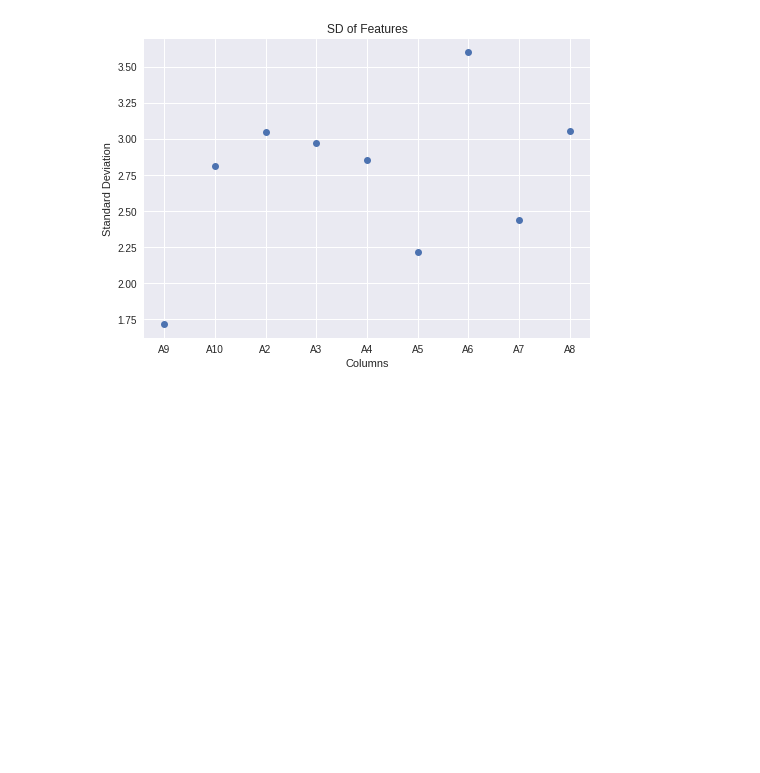
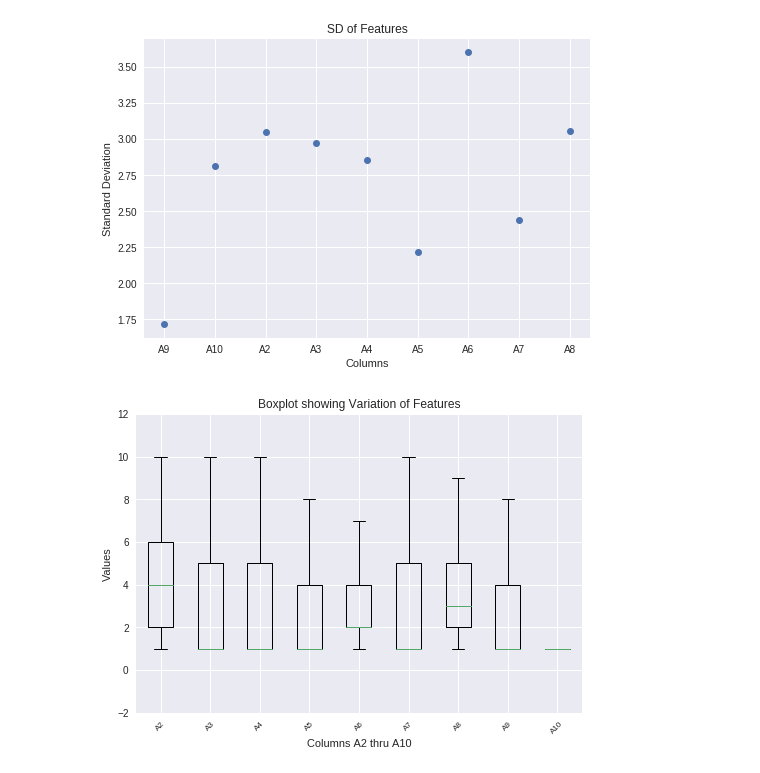
Before and after one commit to Python-Charmer/Final-Project-Team-Python-Charmer, a Jupyter notebook: FinalProject_Mallik_P2.ipynb, the cells around one changed output. Cells and saved outputs as stored; diff of their text form; code cells hidden in the pictures; blank space fills up the shorter version.

```diff
--- a/FinalProject_Mallik_P2.ipynb
+++ b/FinalProject_Mallik_P2.ipynb
@@ -97,6 +118,26 @@ plt.xticks(df.iloc[:,1:-1].columns)
 plt.show()
 # %% [output]
 [figure]
+# %%
+# Box plot showing variation of the columns A2:A10
+data = []
+for i in range(1, 10):
+    data.append(df.iloc[:, i])
+
+# Multiple box plots on one Axes
+fig, ax = plt.subplots()
+plt.title("Boxplot showing Variation of Features")
+plt.xlabel("Columns A2 thru A10")
+plt.ylabel("Values")
+ax.boxplot(data, 0)
+top = 12
+bottom = -2
+ax.set_ylim(bottom, top)
+ax.set_xticklabels(df.iloc[:,1:-1].columns, rotation=45, fontsize=8)
+
+plt.show()
+# %% [output]
+[figure, added]
 # %%
 # Cross tabulating the cluster labels with "Class"
 labels = cancer.fit_predict(df.iloc[:,1:-1])
```
Also changed, not shown: parts of 5 cells of this notebook.
